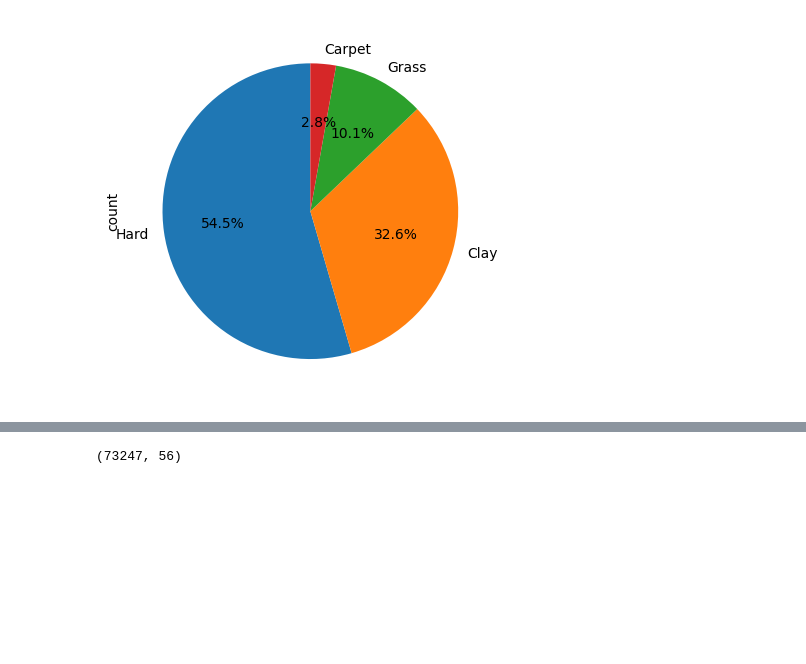
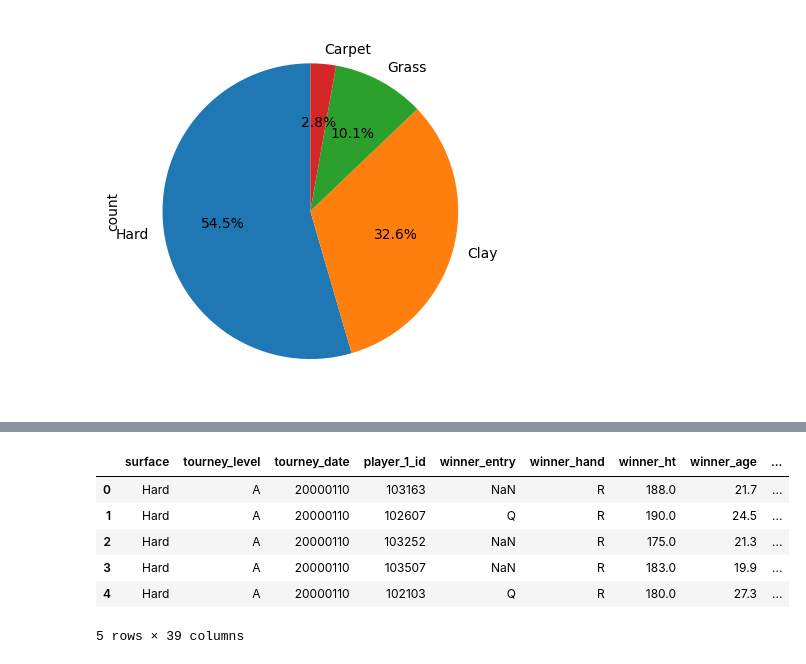
Before and after one commit to stachu213/SiProjekt, a Jupyter notebook: data_eng.ipynb, the cells around one changed output, grey strips where cells are left out. Cells and saved outputs as stored; diff of their text form; code cells hidden in the pictures; blank space fills up the shorter version.

Commit message:
rolling averages lepiej ale zle nazwy kolumn

```diff
--- a/data_eng.ipynb
+++ b/data_eng.ipynb
@@ -85,3 +89,38 @@ Dataset with rolling averages shape: (73247, 56)
 # %%
+# Zmiana nazw kolumn winner -> player_1 i loser -> player_0
+tenis_df = tenis_df.rename(columns={
+    'w_ace_rolling_avg': 'player_1_ace_rolling_avg',
+    'w_df_rolling_avg': 'player_1_df_rolling_avg',
+    'w_svpt_rolling_avg': 'player_1_svpt_rolling_avg',
+    'w_1stIn_rolling_avg': 'player_1_1stIn_rolling_avg',
+    'w_1stWon_rolling_avg': 'player_1_1stWon_rolling_avg',
+    'w_2ndWon_rolling_avg': 'player_1_2ndWon_rolling_avg',
+    'w_SvGms_rolling_avg': 'player_1_SvGms_rolling_avg',
+    'w_bpSaved_rolling_avg': 'player_1_bpSaved_rolling_avg',
+    'w_bpFaced_rolling_avg': 'player_1_bpFaced_rolling_avg',
+    # Loser
+    'l_ace_rolling_avg': 'player_0_ace_rolling_avg',
+    'l_df_rolling_avg': 'player_0_df_rolling_avg',
+    'l_svpt_rolling_avg': 'player_0_svpt_rolling_avg',
+    'l_1stIn_rolling_avg': 'player_0_1stIn_rolling_avg',
+    'l_1stWon_rolling_avg': 'player_0_1stWon_rolling_avg',
+    'l_2ndWon_rolling_avg': 'player_0_2ndWon_rolling_avg',
+    'l_SvGms_rolling_avg': 'player_0_SvGms_rolling_avg',
+    'l_bpSaved_rolling_avg': 'player_0_bpSaved_rolling_avg',
+    'l_bpFaced_rolling_avg': 'player_0_bpFaced_rolling_avg',
+    # Player IDs
+    'winner_id': 'player_1_id',
+    'loser_id': 'player_0_id'
+})
+
+# Dodaj kolumnę label (player_1 zawsze wygrywa)
+tenis_df['label'] = 1
+tenis_df.head(5)
 # %% [output]
+|  | surface | tourney_level | tourney_date | player_1_id | winner_entry | winner_hand | winner_ht | winner_age | ... |
+| 0 | Hard | A | 20000110 | 103163 | NaN | R | 188.0 | 21.7 | ... |
+| 1 | Hard | A | 20000110 | 102607 | Q | R | 190.0 | 24.5 | ... |
+| 2 | Hard | A | 20000110 | 103252 | NaN | R | 175.0 | 21.3 | ... |
+| 3 | Hard | A | 20000110 | 103507 | NaN | R | 183.0 | 19.9 | ... |
+| 4 | Hard | A | 20000110 | 102103 | Q | R | 180.0 | 27.3 | ... |
-(73247, 56)
+5 rows × 39 columns
```
Also changed, not shown: parts of 2 cells of this notebook.
